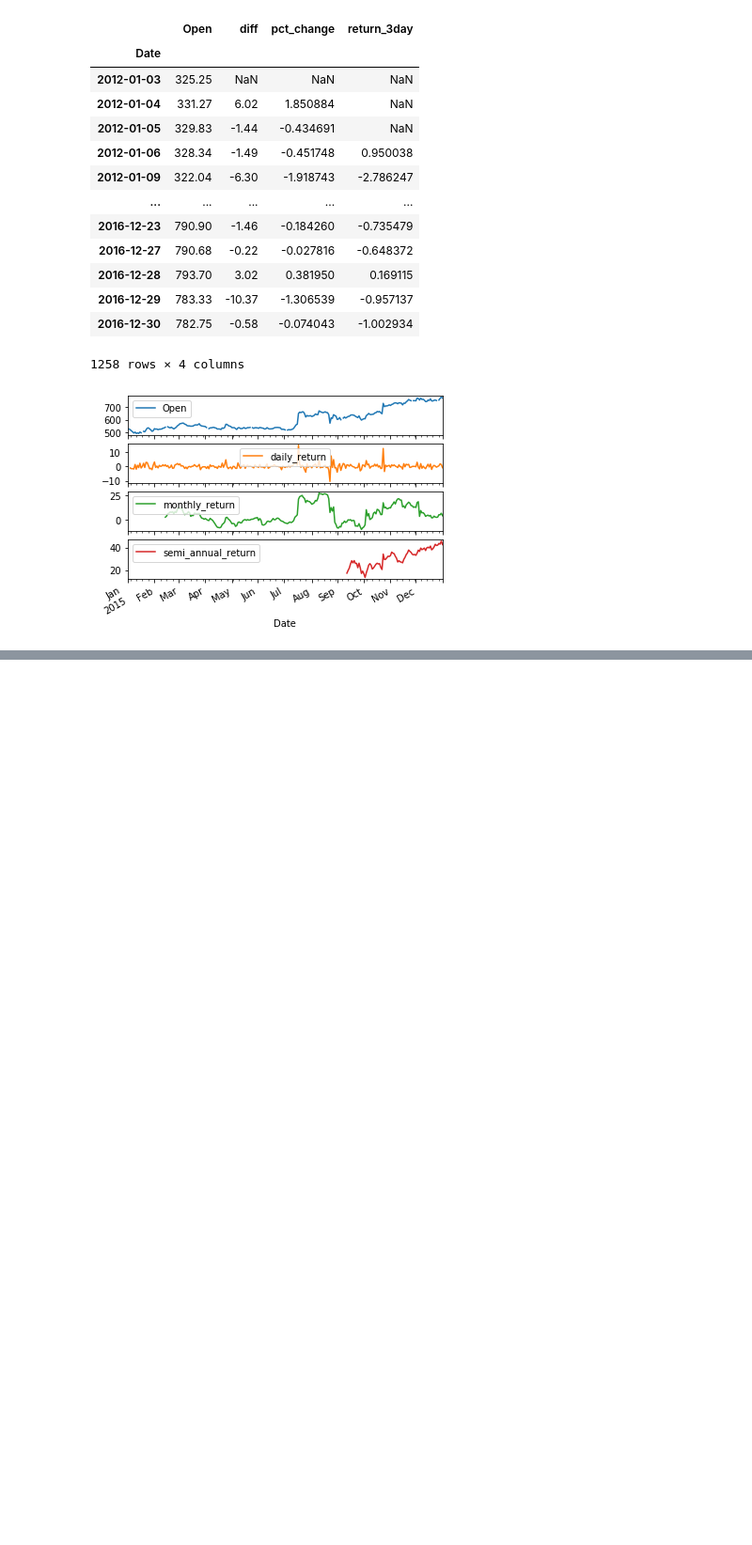
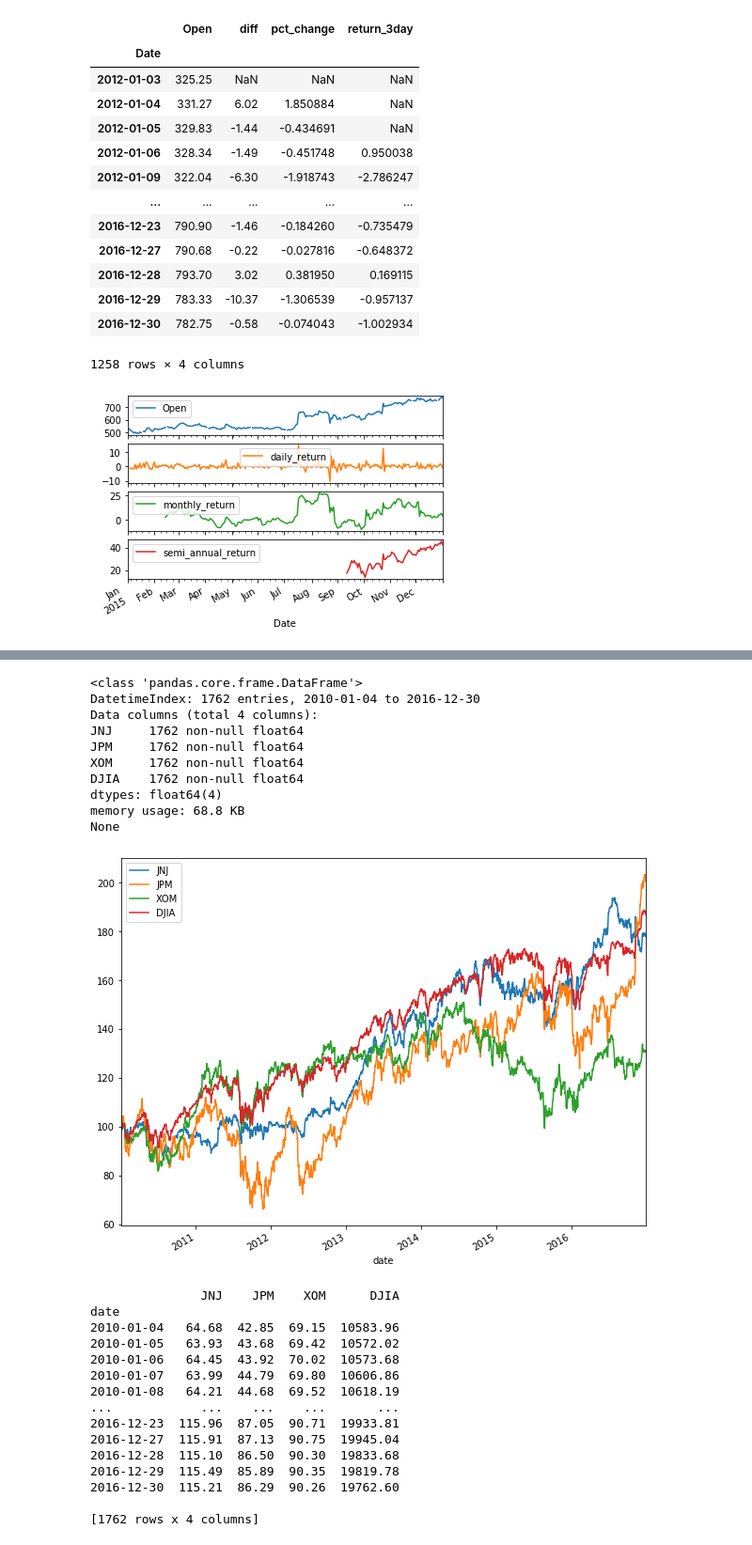
Before and after one commit to kurtsenol/pandas, a Jupyter notebook: Pandas_7.ipynb, the cells around one changed output, grey strips where cells are left out. Shown at 94% size. Drawn from its saved outputs; the diff is of its cells as text; code cells hidden in the pictures; blank space fills up the shorter version.

```diff
--- a/Pandas_7.ipynb
+++ b/Pandas_7.ipynb
@@ -600,0 +660,41 @@ plt.show()
+# %%
+# Import stock prices and index here
+stocks = pd.read_csv('Data/nyse.csv', parse_dates=['date'], index_col='date')
+dow_jones = pd.read_csv('Data/dow_jones.csv', parse_dates=['date'], index_col='date')
+
+# Concatenate data and inspect result here
+data = pd.concat([stocks, dow_jones], axis=1)
+print(data.info())
+
+# Normalize and plot your data here
+data.div(data.iloc[0]).mul(100).plot()
+plt.show()
+
+print(data)
+# %% [output]
+<class 'pandas.core.frame.DataFrame'>
+DatetimeIndex: 1762 entries, 2010-01-04 to 2016-12-30
+Data columns (total 4 columns):
+JNJ     1762 non-null float64
+JPM     1762 non-null float64
+XOM     1762 non-null float64
+DJIA    1762 non-null float64
+dtypes: float64(4)
+memory usage: 68.8 KB
+None
+[figure, added]
+               JNJ    JPM    XOM      DJIA
+date
+2010-01-04   64.68  42.85  69.15  10583.96
+2010-01-05   63.93  43.68  69.42  10572.02
+2010-01-06   64.45  43.92  70.02  10573.68
+2010-01-07   63.99  44.79  69.80  10606.86
+2010-01-08   64.21  44.68  69.52  10618.19
+...            ...    ...    ...       ...
+2016-12-23  115.96  87.05  90.71  19933.81
+2016-12-27  115.91  87.13  90.75  19945.04
+2016-12-28  115.10  86.50  90.30  19833.68
+2016-12-29  115.49  85.89  90.35  19819.78
+2016-12-30  115.21  86.29  90.26  19762.60
+
+[1762 rows x 4 columns]
```
Also changed, not shown: parts of 9 cells of this notebook.
